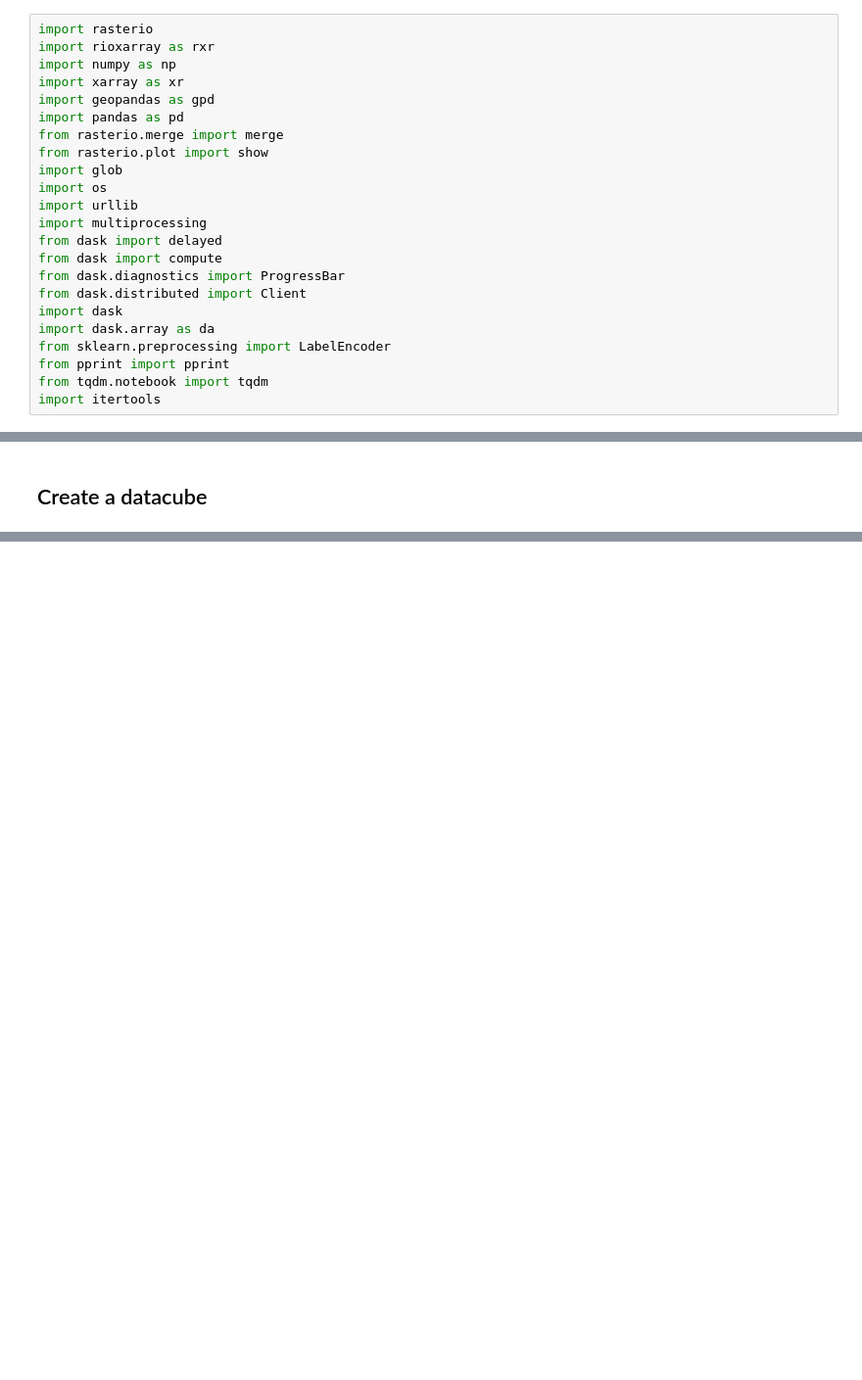
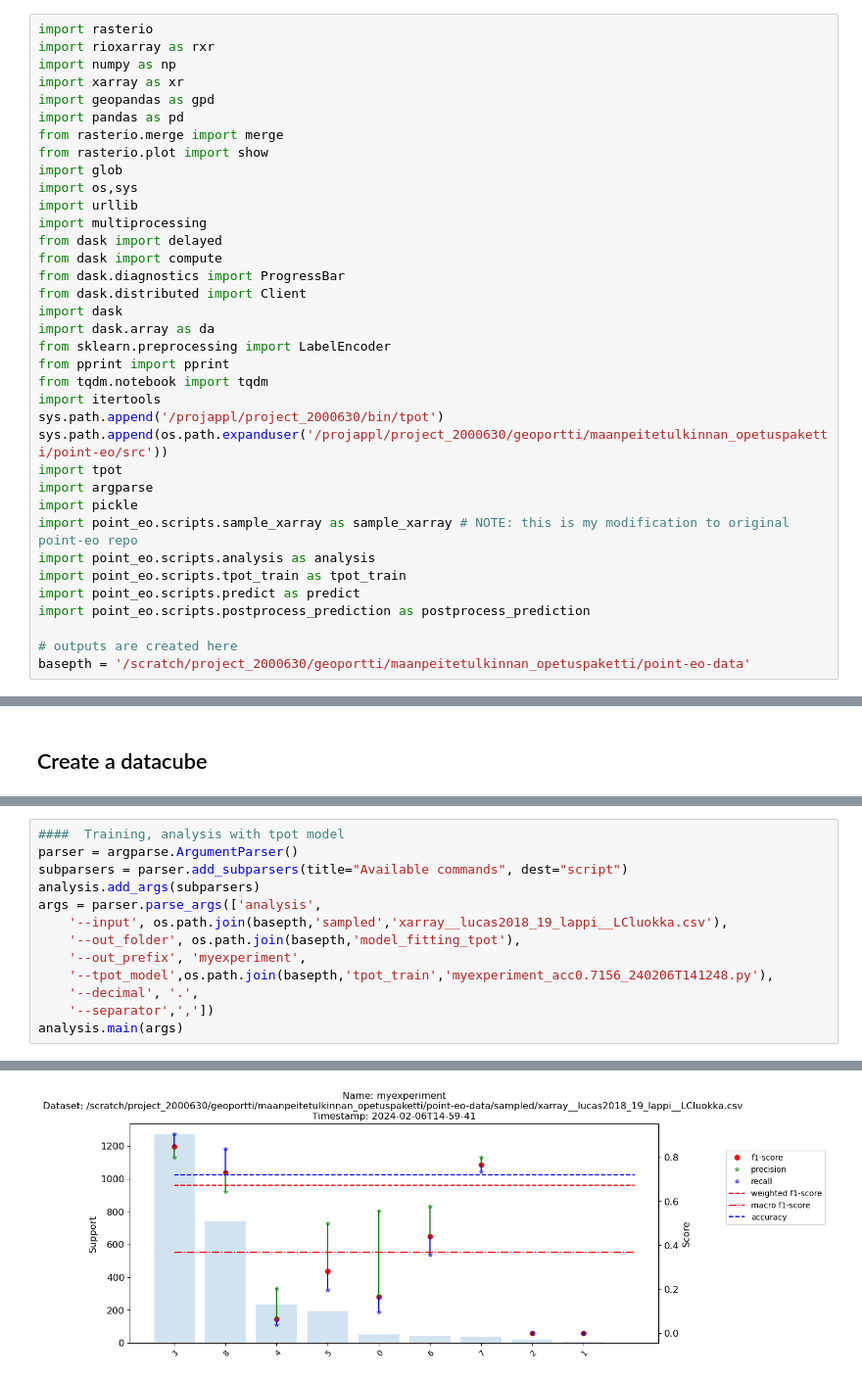
Before and after one commit to AaltoGIS/GeoHPC, a Jupyter notebook: source/lessons/L3/03_LandCoverClassification_syke_Parallelization.ipynb, the cells around one changed output, grey strips where cells are left out. Shown: that part at 98% size. Cells and saved outputs as stored; diff of their text form; blank space fills up the shorter version.

```diff
--- a/source/lessons/L3/03_LandCoverClassification_syke_Parallelization.ipynb
+++ b/source/lessons/L3/03_LandCoverClassification_syke_Parallelization.ipynb
@@ -74,7 +74,7 @@ import pandas as pd
 from rasterio.merge import merge
 from rasterio.plot import show
 import glob
-import os
+import os,sys
 import urllib
 import multiprocessing
 from dask import delayed
@@ -87,3 +87,16 @@ from sklearn.preprocessing import LabelEncoder
 from pprint import pprint
 from tqdm.notebook import tqdm
 import itertools
+sys.path.append('/projappl/project_2000630/bin/tpot')
+sys.path.append(os.path.expanduser('/projappl/project_2000630/geoportti/maanpeitetulkinnan_opetuspaketti/point-eo/src'))
+import tpot
+import argparse
+import pickle
+import point_eo.scripts.sample_xarray as sample_xarray # NOTE: this is my modification to original point-eo repo
+import point_eo.scripts.analysis as analysis
+import point_eo.scripts.tpot_train as tpot_train
+import point_eo.scripts.predict as predict
+import point_eo.scripts.postprocess_prediction as postprocess_prediction
+
+# outputs are created here
+basepth = '/scratch/project_2000630/geoportti/maanpeitetulkinnan_opetuspaketti/point-eo-data'
@@ -1237,0 +455,14 @@ def predictImage(modelName, predictImage):
+# %%
+####  Training, analysis with tpot model
+parser = argparse.ArgumentParser()
+subparsers = parser.add_subparsers(title="Available commands", dest="script")
+analysis.add_args(subparsers)
+args = parser.parse_args(['analysis',
+    '--input', os.path.join(basepth,'sampled','xarray__lucas2018_19_lappi__LCluokka.csv'),
+    '--out_folder', os.path.join(basepth,'model_fitting_tpot'),
+    '--out_prefix', 'myexperiment',
+    '--tpot_model',os.path.join(basepth,'tpot_train','myexperiment_acc0.7156_240206T141248.py'),
+    '--decimal', '.',
+    '--separator',','])
+analysis.main(args)
+# %% [output]
@@ -1237,0 +486 @@ def predictImage(modelName, predictImage):
+[figure, added]
```
Also changed, not shown: parts of 71 cells of this notebook, 2 other files.
